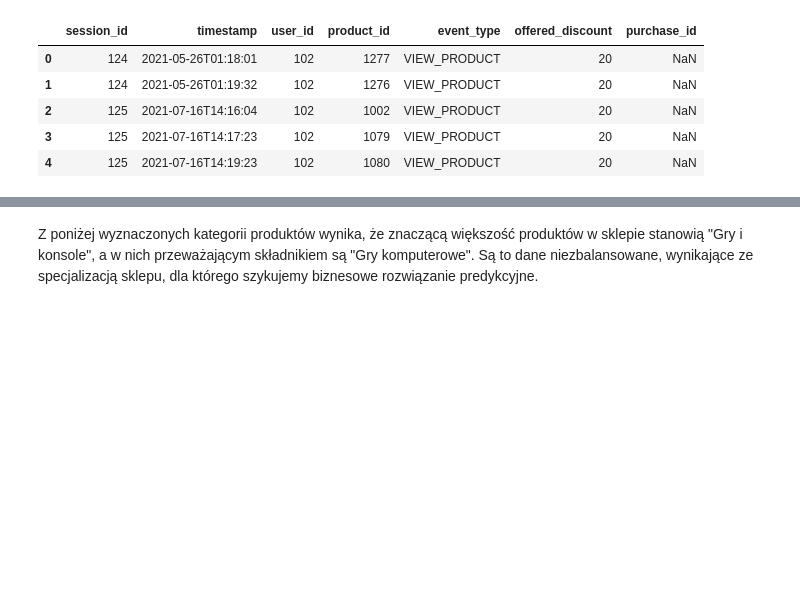
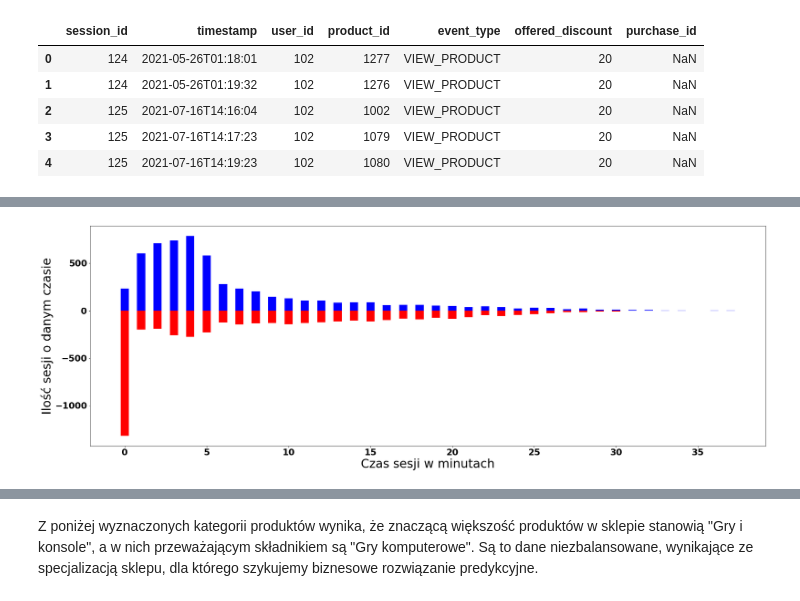
Before and after one commit to Rafalini/eshopingPredictions, a Jupyter notebook: notebooks/DataAnalysys.ipynb, the cells around one changed output, grey strips where cells are left out. Saved outputs shown, nothing was run; the diff lists cells and outputs as text; code cells hidden in the pictures; blank space fills up the shorter version.

```diff
--- a/notebooks/DataAnalysys.ipynb
+++ b/notebooks/DataAnalysys.ipynb
@@ -240,0 +302,12 @@ Postanowiliśmy sprawdzić ile unikalnych kategorii produktów mamy i jak się m
+# %%
+plt.rcParams.update({'font.size': 22})
+
+ax = plt.subplot(111)
+plt.rcParams["figure.figsize"] = (30,10)
+ax.bar(x, positiveTimeCounts, width=0.5, color='b', align='center')
+ax.bar(x, negativeTimeCounts, width=0.5, color='r', align='center')
+plt.xlabel("Czas sesji w minutach",  fontsize=30)
+plt.ylabel("Ilość sesji o danym czasie",  fontsize=30)
+plt.show()
+# %% [output]
+[figure, added]
```
Also changed, not shown: parts of 20 cells of this notebook.
